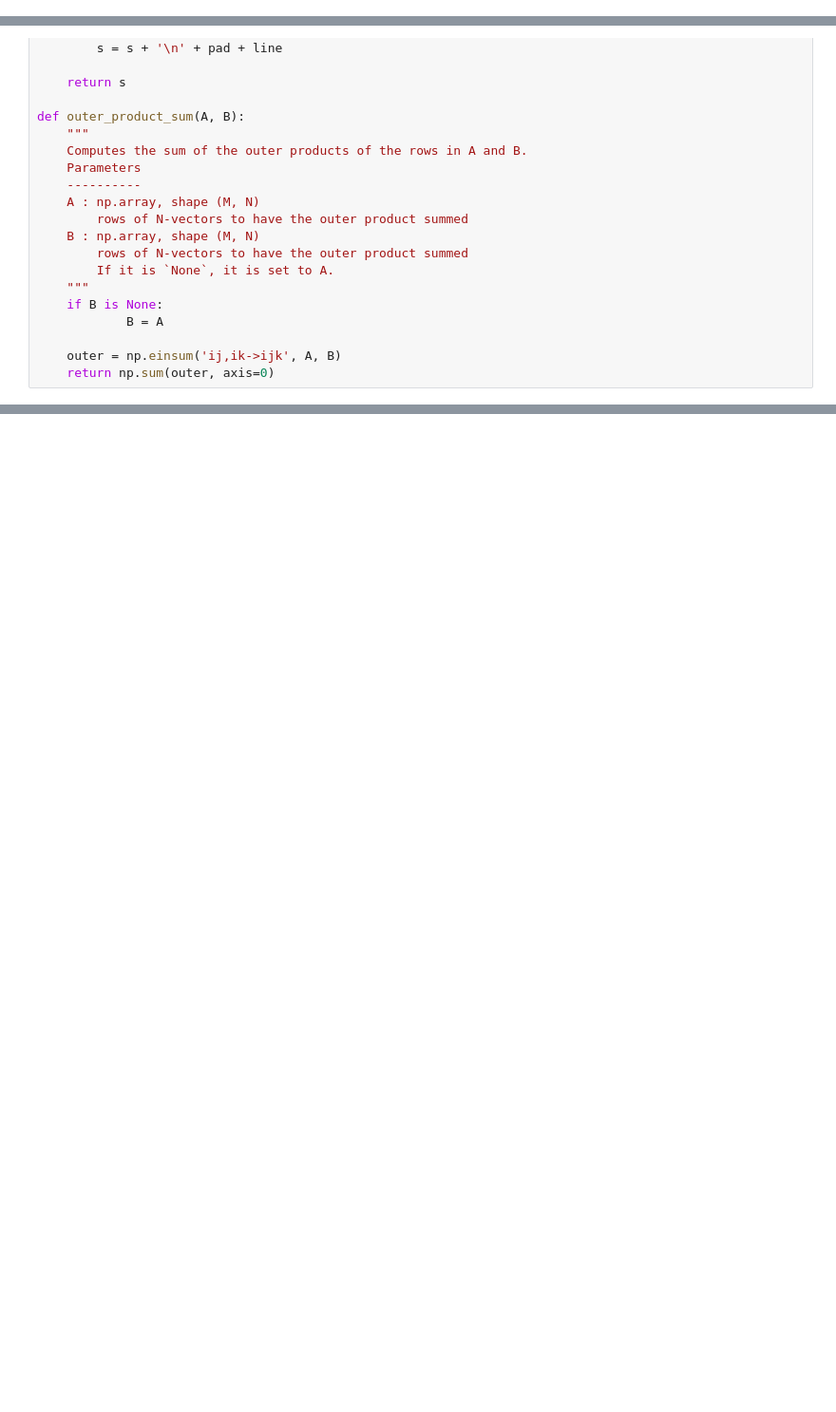
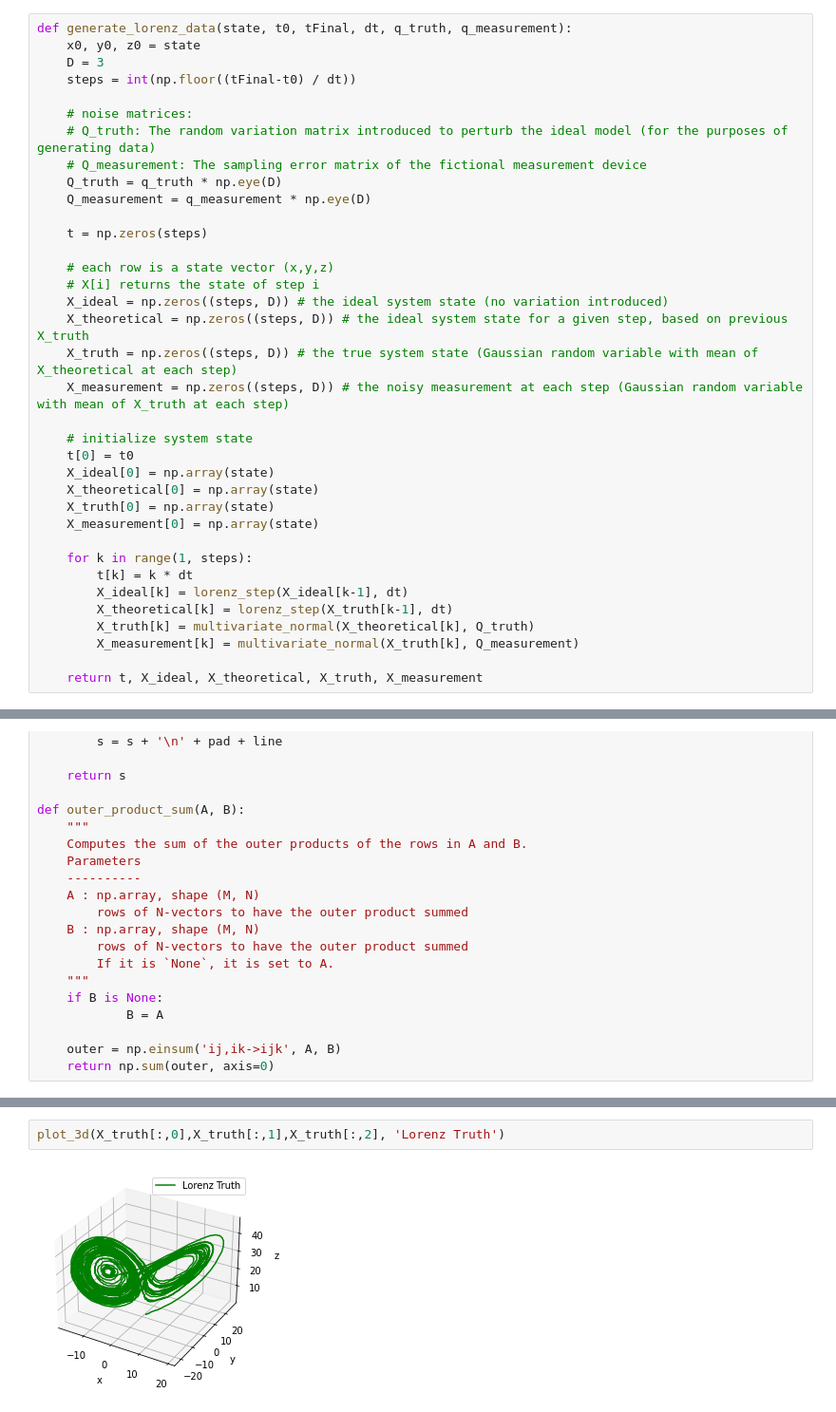
Before and after one commit to jace-kline/math582-miniproject4, a Jupyter notebook: solution.ipynb, the cells around one changed output, grey strips where cells are left out. Shown at 95% size. Drawn from its saved outputs; the diff is of its cells as text; blank space fills up the shorter version.

```diff
--- a/solution.ipynb
+++ b/solution.ipynb
@@ -81,0 +85,36 @@ ax.legend()
+# %%
+def generate_lorenz_data(state, t0, tFinal, dt, q_truth, q_measurement):
+    x0, y0, z0 = state
+    D = 3
+    steps = int(np.floor((tFinal-t0) / dt))
+
+    # noise matrices:
+    # Q_truth: The random variation matrix introduced to perturb the ideal model (for the purposes of generating data)
+    # Q_measurement: The sampling error matrix of the fictional measurement device
+    Q_truth = q_truth * np.eye(D)
+    Q_measurement = q_measurement * np.eye(D)
+
+    t = np.zeros(steps)
+
+    # each row is a state vector (x,y,z)
+    # X[i] returns the state of step i
+    X_ideal = np.zeros((steps, D)) # the ideal system state (no variation introduced)
+    X_theoretical = np.zeros((steps, D)) # the ideal system state for a given step, based on previous X_truth
+    X_truth = np.zeros((steps, D)) # the true system state (Gaussian random variable with mean of X_theoretical at each step)
+    X_measurement = np.zeros((steps, D)) # the noisy measurement at each step (Gaussian random variable with mean of X_truth at each step)
+
+    # initialize system state
+    t[0] = t0
+    X_ideal[0] = np.array(state)
+    X_theoretical[0] = np.array(state)
+    X_truth[0] = np.array(state)
+    X_measurement[0] = np.array(state)
+
+    for k in range(1, steps):
+        t[k] = k * dt
+        X_ideal[k] = lorenz_step(X_ideal[k-1], dt)
+        X_theoretical[k] = lorenz_step(X_truth[k-1], dt)
+        X_truth[k] = multivariate_normal(X_theoretical[k], Q_truth)
+        X_measurement[k] = multivariate_normal(X_truth[k], Q_measurement)
+
+    return t, X_ideal, X_theoretical, X_truth, X_measurement
@@ -458,0 +506,4 @@ array([-1.88451354, -1.3499842 ,  2.01834904])
+# %%
+plot_3d(X_truth[:,0],X_truth[:,1],X_truth[:,2], 'Lorenz Truth')
+# %% [output]
+[figure, added]
```
Also changed, not shown: parts of 16 cells of this notebook.
